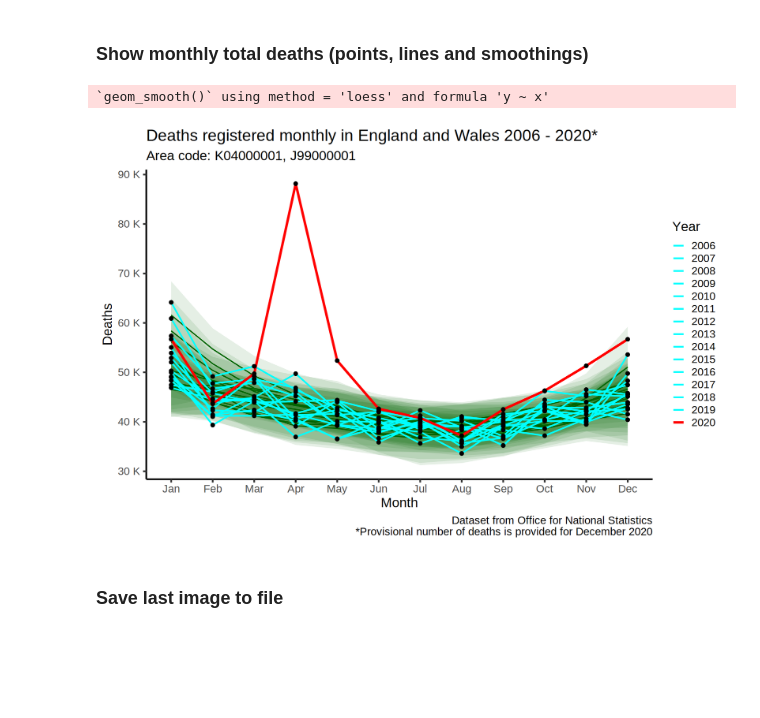
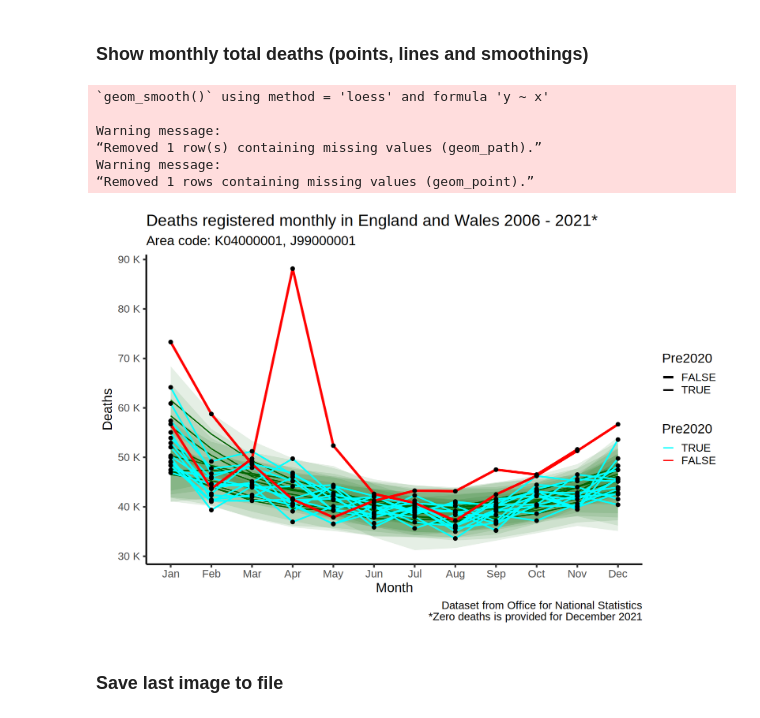
Before and after one commit to ycl6/Simple-R-gists, a Jupyter notebook: ONS_Monthly_Deaths_Data_England_and_Wales/ONS_Monthly_Deaths_Data_England_and_Wales.ipynb, the cells around one changed output. Cells and saved outputs as stored; diff of their text form; code cells hidden in the pictures; blank space fills up the shorter version.

Commit message:
Add 2021 ONS death data and update excel data processing

```diff
--- a/ONS_Monthly_Deaths_Data_England_and_Wales/ONS_Monthly_Deaths_Data_England_and_Wales.ipynb
+++ b/ONS_Monthly_Deaths_Data_England_and_Wales/ONS_Monthly_Deaths_Data_England_and_Wales.ipynb
@@ -75,7 +83,8 @@ f2016 <- paste0(ons,"/2016/publishedoutput2016final.xls")
 f2017 <- paste0(ons,"/2017/publishedoutputannual2017final.xls")
 f2018 <- paste0(ons,"/2018/publishedannual2018.xls")
 f2019 <- paste0(ons,"/2019/annual2019publishedoutputrefresh.xls")
-f2020 <- paste0(ons,"/2020/publishedoutputdecember2020xls.xls")
+f2020 <- paste0(ons,"/2020/annual2020publishedoutputrefresh.xls")
+f2021 <- paste0(ons,"/2021/deathsregisteredmonthlyusualareaofresidenceenglandwales.xlsx")
 # %% [markdown]
 ### Download datasets
 # %%
@@ -224,16 +232,11 @@ A tibble: 12 × 5
 two_color <- c("cyan", "red")
 two_color <- setNames(two_color, c(TRUE, FALSE))
 
-line_color <- c(rep("cyan", length(years)-1), "red")
-line_color <- setNames(line_color, years)
-
-line_size <- c(rep(0.8, length(years)-1), 1.2)
-
-plot_title1 <- "Deaths registered yearly in England and Wales 2006 - 2020*"
-plot_title2 <- "Deaths registered monthly in England and Wales 2006 - 2020*"
+plot_title1 <- "Deaths registered yearly in England and Wales 2006 - 2021*"
+plot_title2 <- "Deaths registered monthly in England and Wales 2006 - 2021*"
 plot_subtitle <- "Area code: K04000001, J99000001"
 plot_caption <- "Dataset from Office for National Statistics
-                *Provisional number of deaths is provided for December 2020"
+                *Zero deaths is provided for December 2021"
 # %% [markdown]
 ### Show yearly total deaths
 # %%
@@ -277,18 +286,23 @@ p
 # %% [markdown]
 ### Show monthly total deaths (points, lines and smoothings)
 # %%
-p <- ggplot(d, aes(Month, Deaths, group = Year, color = Year, size = Year)) +
+p <- ggplot(d, aes(Month, Deaths, group = Year, color = Pre2020, size = Pre2020)) +
     # Add smoothings as the bottom layer, followed by lines and then points
-    geom_smooth(data = d[d$Year != "2020",], fill = "darkgreen", alpha = 0.1, color = "darkgreen", size = 0.6) +
+    geom_smooth(data = d[grep("201", d$Year),], fill = "darkgreen", alpha = 0.1, color = "darkgreen", size = 0.6) +
     geom_line() + geom_point(color = "black", size = 2) +
     scale_y_continuous(labels = unit_format(unit = "K", scale = 1e-3)) +
-    scale_color_manual(values = line_color) + scale_size_manual(values = line_size) +
+    scale_color_manual(values = two_color) + scale_size_manual(values = c(1.2, 0.8)) +
     theme_classic(base_size = 18) + labs(title = plot_title2, subtitle = plot_subtitle, caption = plot_caption)
 
 p
 # %% [output]
 `geom_smooth()` using method = 'loess' and formula 'y ~ x'
+
+Warning message:
+“Removed 1 row(s) containing missing values (geom_path).”
+Warning message:
+“Removed 1 rows containing missing values (geom_point).”
-[figure, old version]
+[figure, new version]
 # %% [markdown]
 ### Save last image to file
 # %%
```
Also changed, not shown: parts of 12 cells of this notebook, 2 other files.
